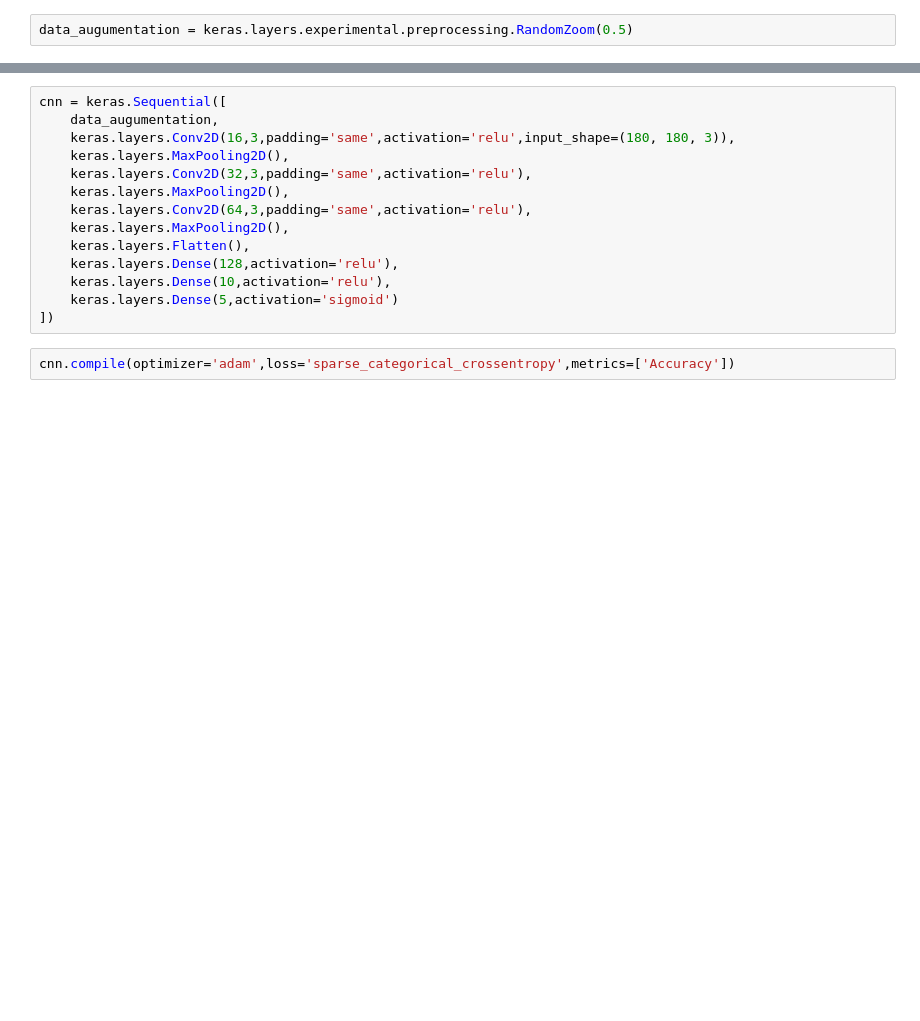
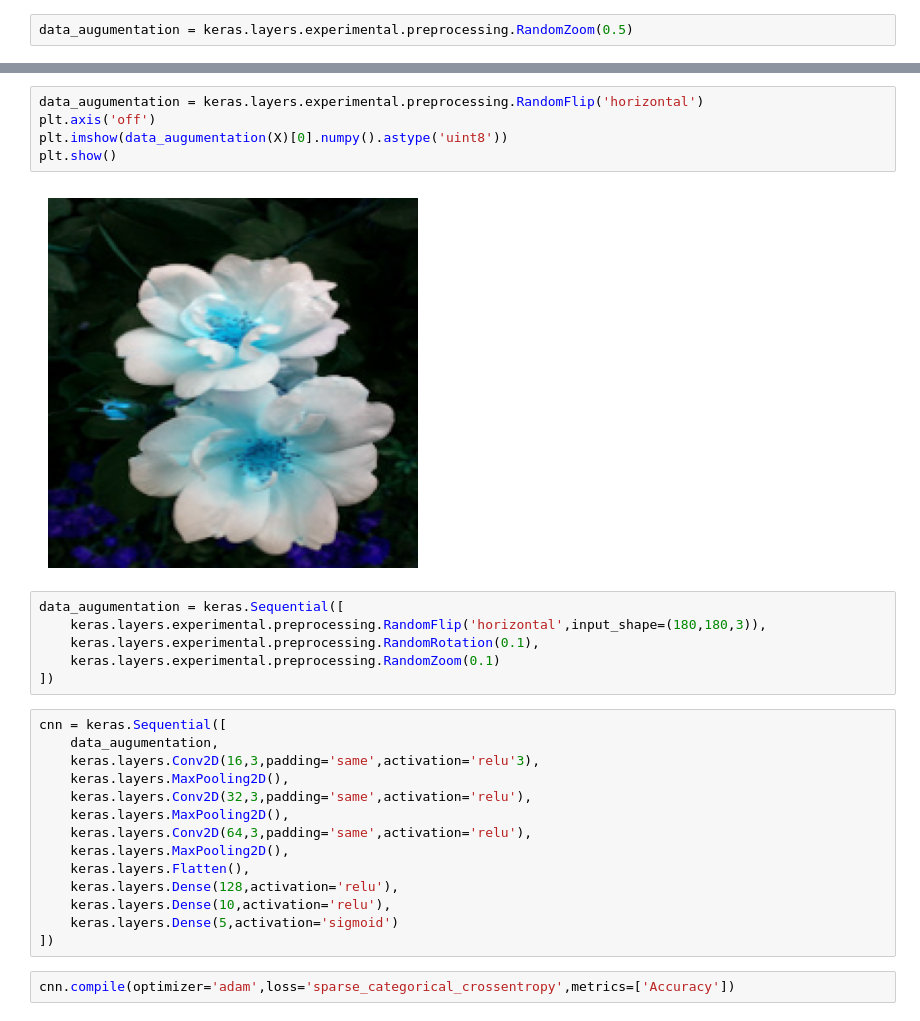
Before and after one commit to rupali99rakibe/Deep-learning, a Jupyter notebook: Data_augumentation.ipynb, the cells around one changed output, grey strips where cells are left out. Drawn from its saved outputs; the diff is of its cells as text; blank space fills up the shorter version.

```diff
--- a/Data_augumentation.ipynb
+++ b/Data_augumentation.ipynb
@@ -346,7 +339,20 @@ data_augumentation = keras.Sequential([
+# %%
+data_augumentation = keras.layers.experimental.preprocessing.RandomFlip('horizontal')
+plt.axis('off')
+plt.imshow(data_augumentation(X)[0].numpy().astype('uint8'))
+plt.show()
+# %% [output]
+[figure, added]
+# %%
+data_augumentation = keras.Sequential([
+    keras.layers.experimental.preprocessing.RandomFlip('horizontal',input_shape=(180,180,3)),
+    keras.layers.experimental.preprocessing.RandomRotation(0.1),
+    keras.layers.experimental.preprocessing.RandomZoom(0.1)
+])
 # %%
 cnn = keras.Sequential([
     data_augumentation,
-    keras.layers.Conv2D(16,3,padding='same',activation='relu',input_shape=(180, 180, 3)),
+    keras.layers.Conv2D(16,3,padding='same',activation='relu'3),
     keras.layers.MaxPooling2D(),
     keras.layers.Conv2D(32,3,padding='same',activation='relu'),
     keras.layers.MaxPooling2D(),
```
Also changed, not shown: parts of 37 cells of this notebook.
